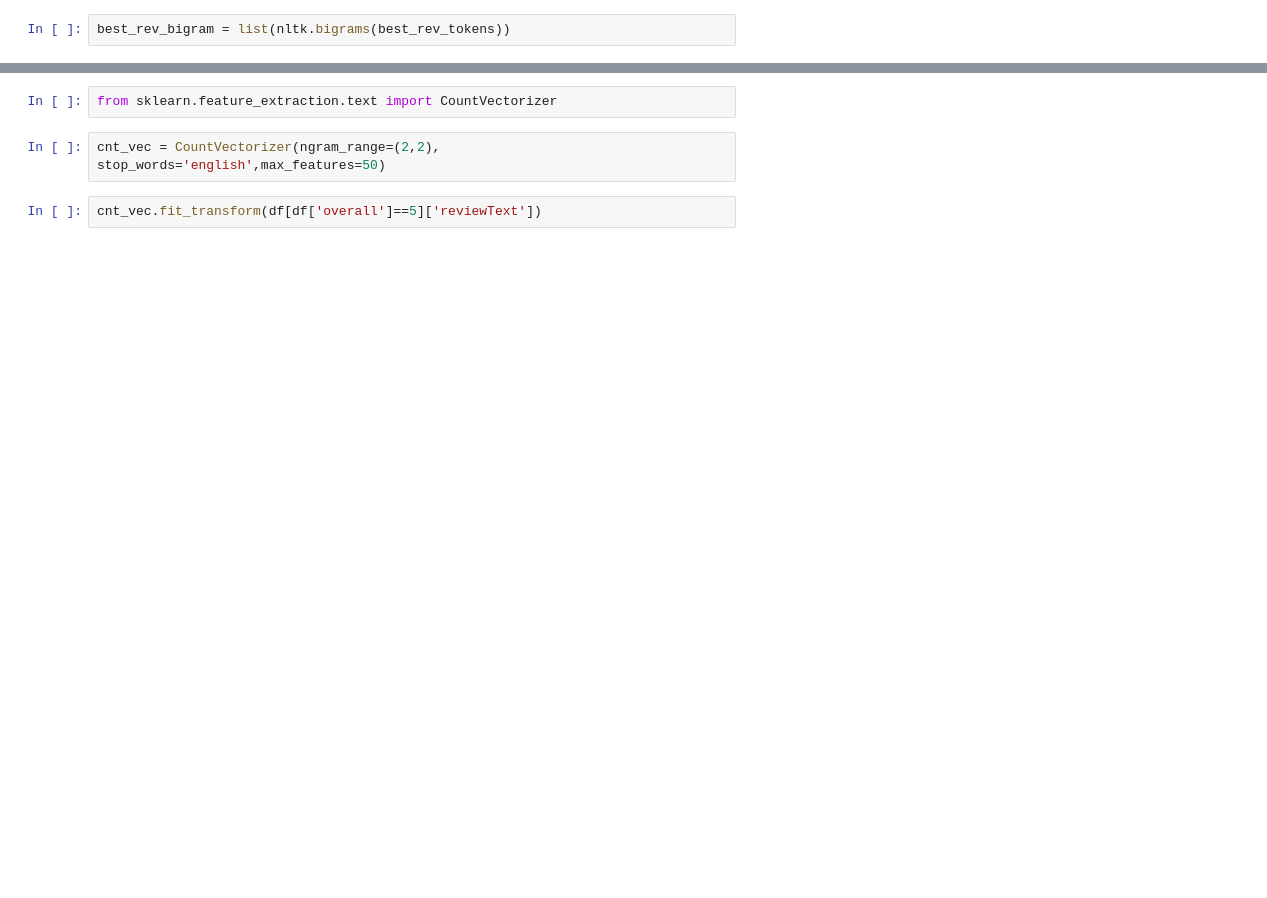
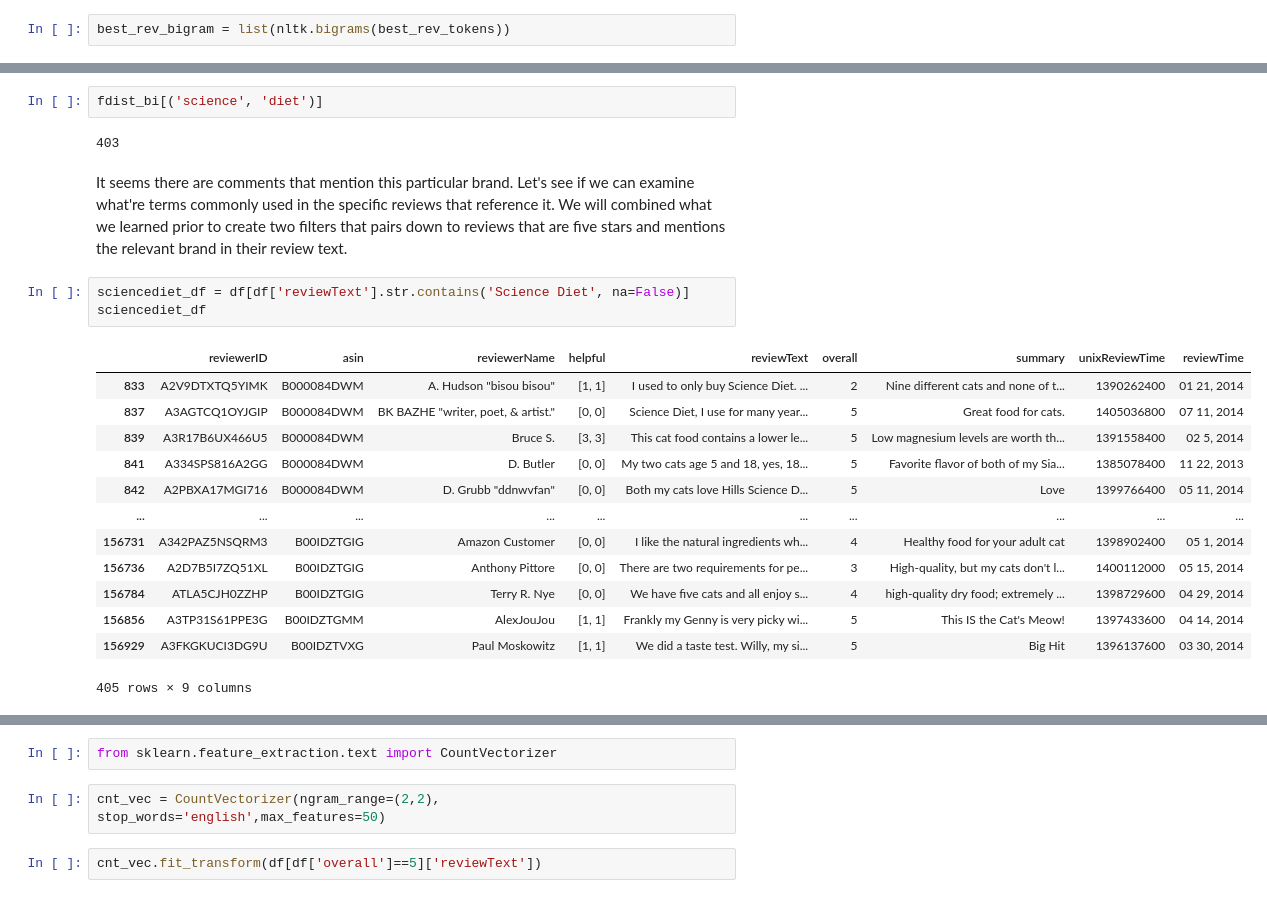
Before and after one commit to nycdatasci/live-learning-sessions, a Jupyter notebook: introduction-to-text-mining/Amazon Pet Reviews.ipynb, the cells around one changed output, grey strips where cells are left out. Saved outputs shown, nothing was run; the diff lists cells and outputs as text; blank space fills up the shorter version.

```diff
--- a/introduction-to-text-mining/Amazon Pet Reviews.ipynb
+++ b/introduction-to-text-mining/Amazon Pet Reviews.ipynb
@@ -101,0 +256,23 @@ fdist_bi.most_common(50)
+# %%
+fdist_bi[('science', 'diet')]
+# %% [output]
+403
+# %% [markdown]
+It seems there are comments that mention this particular brand. Let's see if we can examine what're terms commonly used in the specific reviews that reference it. We will combined what we learned prior to create two filters that pairs down to reviews that are five stars and mentions the relevant brand in their review text.
+# %%
+sciencediet_df = df[df['reviewText'].str.contains('Science Diet', na=False)]
+sciencediet_df
+# %% [output]
+|  | reviewerID | asin | reviewerName | helpful | reviewText | overall | summary | unixReviewTime | reviewTime |
+| 833 | A2V9DTXTQ5YIMK | B000084DWM | A. Hudson "bisou bisou" | [1, 1] | I used to only buy Science Diet. ... | 2 | Nine different cats and none of t... | 1390262400 | 01 21, 2014 |
+| 837 | A3AGTCQ1OYJGIP | B000084DWM | BK BAZHE "writer, poet, & artist." | [0, 0] | Science Diet, I use for many year... | 5 | Great food for cats. | 1405036800 | 07 11, 2014 |
+| 839 | A3R17B6UX466U5 | B000084DWM | Bruce S. | [3, 3] | This cat food contains a lower le... | 5 | Low magnesium levels are worth th... | 1391558400 | 02 5, 2014 |
+| 841 | A334SPS816A2GG | B000084DWM | D. Butler | [0, 0] | My two cats age 5 and 18, yes, 18... | 5 | Favorite flavor of both of my Sia... | 1385078400 | 11 22, 2013 |
+| 842 | A2PBXA17MGI716 | B000084DWM | D. Grubb "ddnwvfan" | [0, 0] | Both my cats love Hills Science D... | 5 | Love | 1399766400 | 05 11, 2014 |
+| ... | ... | ... | ... | ... | ... | ... | ... | ... | ... |
+| 156731 | A342PAZ5NSQRM3 | B00IDZTGIG | Amazon Customer | [0, 0] | I like the natural ingredients wh... | 4 | Healthy food for your adult cat | 1398902400 | 05 1, 2014 |
+| 156736 | A2D7B5I7ZQ51XL | B00IDZTGIG | Anthony Pittore | [0, 0] | There are two requirements for pe... | 3 | High-quality, but my cats don't l... | 1400112000 | 05 15, 2014 |
+| 156784 | ATLA5CJH0ZZHP | B00IDZTGIG | Terry R. Nye | [0, 0] | We have five cats and all enjoy s... | 4 | high-quality dry food; extremely ... | 1398729600 | 04 29, 2014 |
+| 156856 | A3TP31S61PPE3G | B00IDZTGMM | AlexJouJou | [1, 1] | Frankly my Genny is very picky wi... | 5 | This IS the Cat's Meow! | 1397433600 | 04 14, 2014 |
+| 156929 | A3FKGKUCI3DG9U | B00IDZTVXG | Paul Moskowitz | [1, 1] | We did a taste test. Willy, my si... | 5 | Big Hit | 1396137600 | 03 30, 2014 |
+405 rows × 9 columns
```
Also changed, not shown: parts of 35 cells of this notebook.
